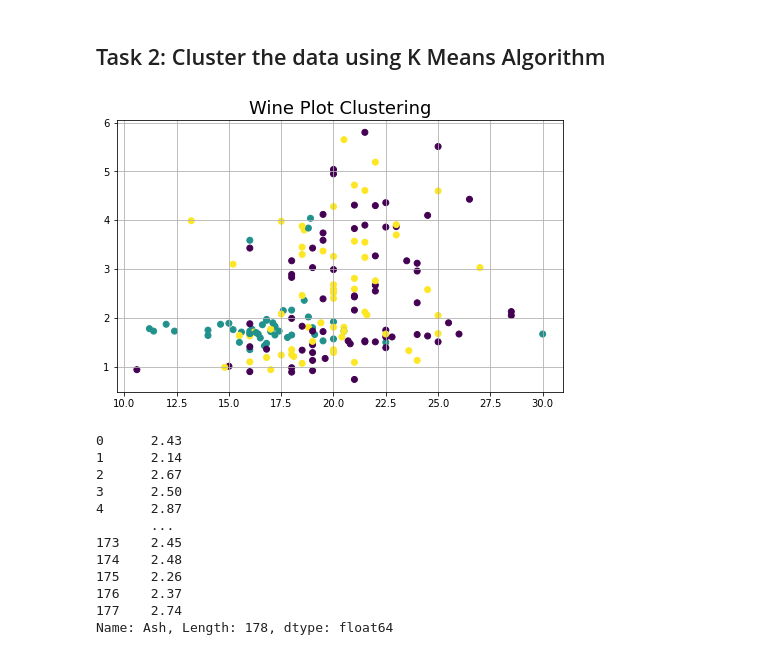
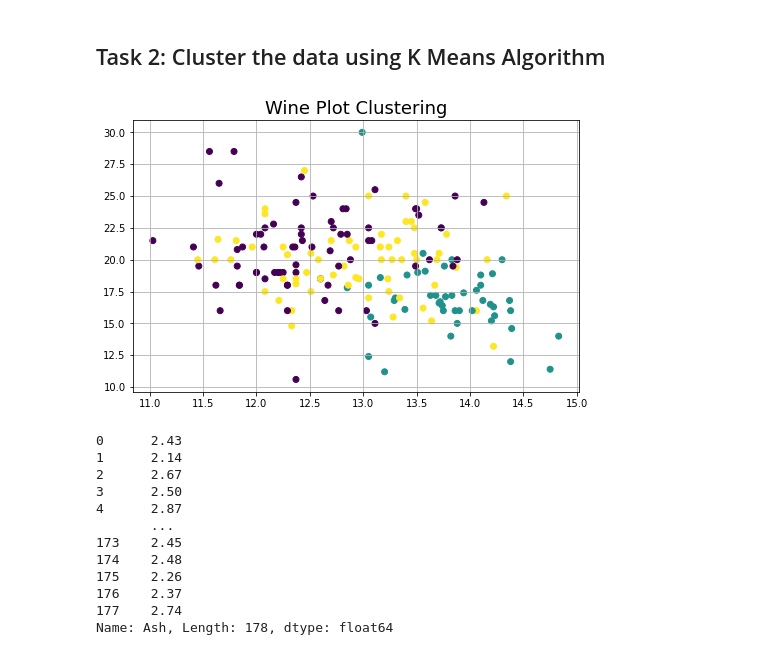
Before and after one commit to Buras195/CE880, a Jupyter notebook: Day4/Exercise_4_DataExploration.ipynb, the cells around one changed output. Cells and saved outputs as stored; diff of their text form; code cells hidden in the pictures.

```diff
--- a/Day4/Exercise_4_DataExploration.ipynb
+++ b/Day4/Exercise_4_DataExploration.ipynb
@@ -348,23 +348,23 @@ AttributeError: ignored
 # %%
 # Write your code here for task 2
 import numpy as np
 import pandas as pd
 import matplotlib.pyplot as plt
 from sklearn import cluster, datasets, metrics
 import seaborn as sns
 
 # Fit K-Means Clustering on noise moon data
 km=cluster.KMeans(n_clusters=3)
 km.fit(df_wine)
 km.labels_
 plt.figure(figsize=(8,5))
 plt.title("Wine Plot Clustering", fontsize=18)
 plt.grid(True)
-plt.scatter(df_wine.iloc[:,4],df_wine.iloc[:,2],c=km.labels_)
+plt.scatter(df_wine.iloc[:,1],df_wine.iloc[:,4],c=km.labels_)
 plt.savefig('CLUSTER WINE.png', dpi=300)
 plt.show()
 # %% [output]
-[figure, old version]
+[figure, new version]
 # %%
 df_wine.iloc[:,3]
 # %% [output]
```
Also changed, not shown: parts of 10 cells of this notebook.
